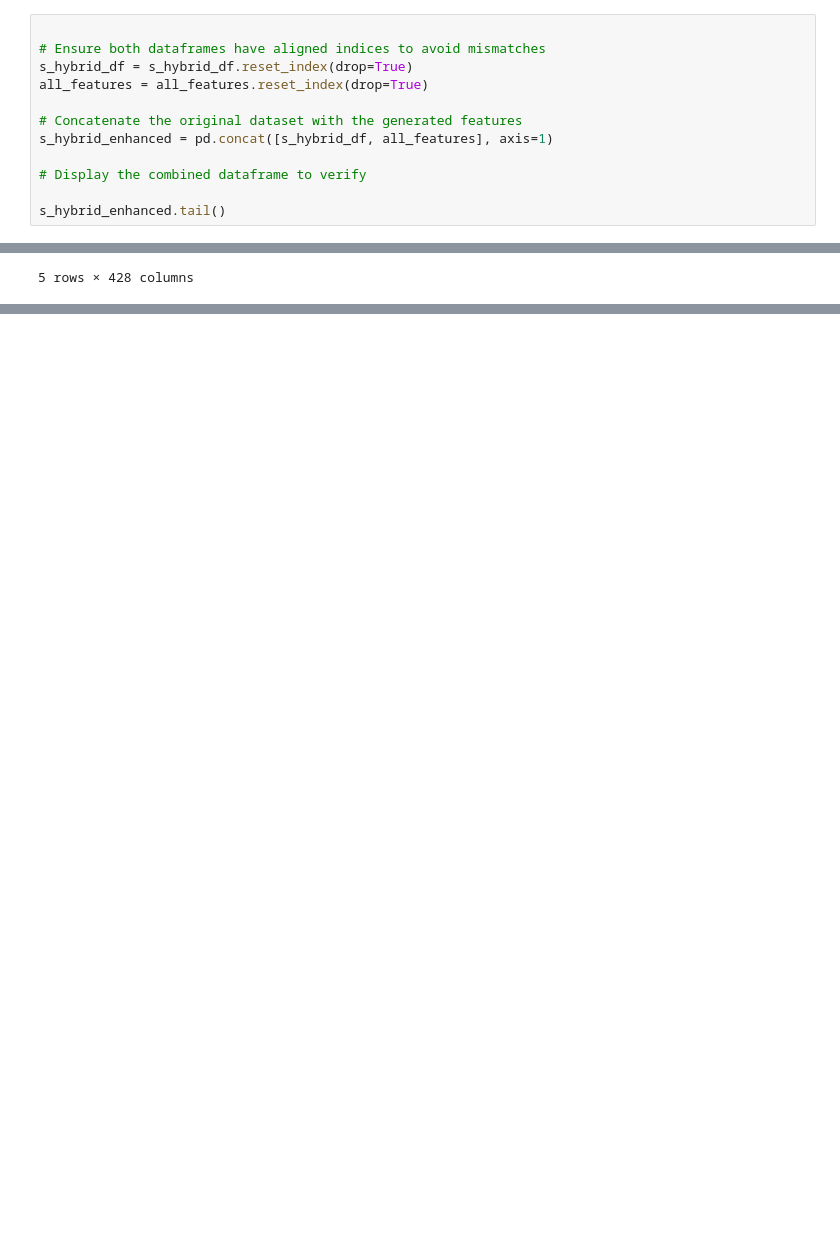
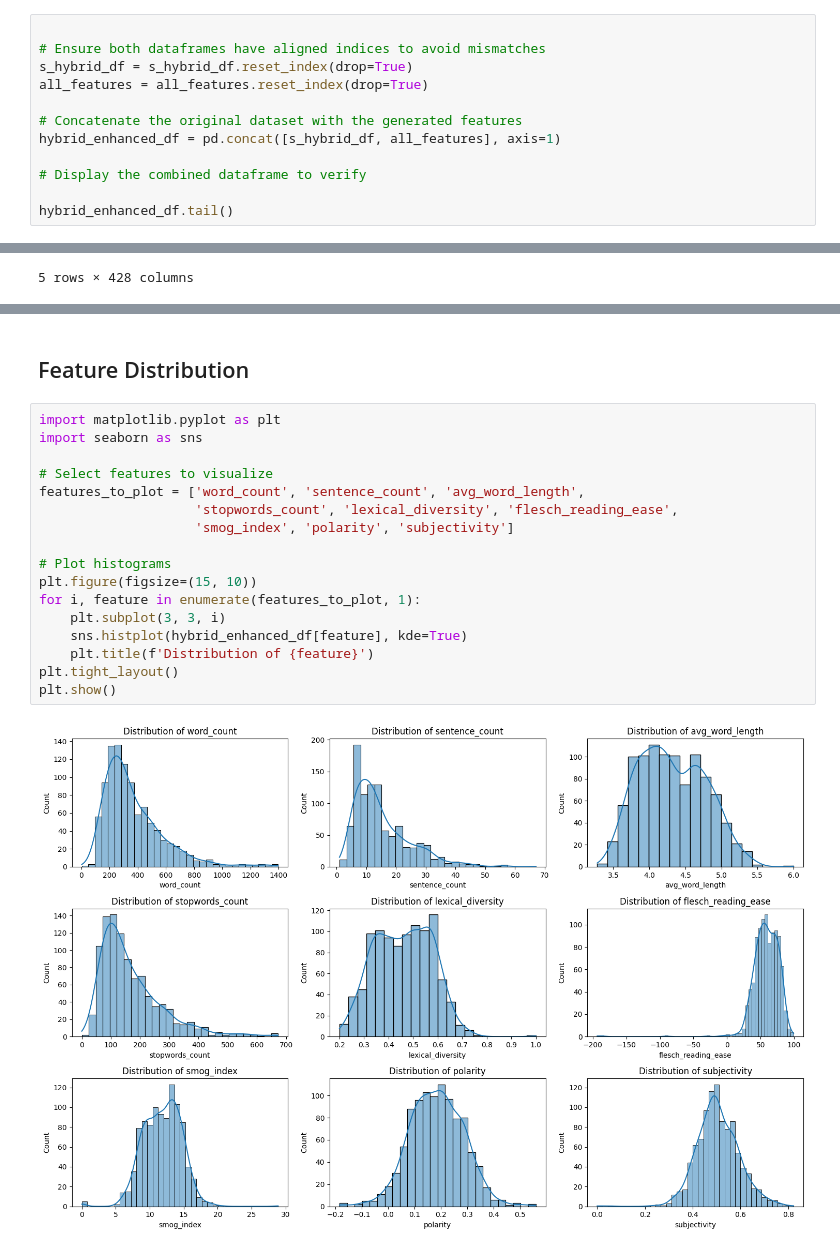
Before and after one commit to yukaberry/detect_ai_content, a Jupyter notebook: notebooks/texts /features_engineering.ipynb, the cells around one changed output, grey strips where cells are left out. Cells and saved outputs as stored; diff of their text form; blank space fills up the shorter version.

```diff
--- a/notebooks/texts /features_engineering.ipynb
+++ b/notebooks/texts /features_engineering.ipynb
@@ -541,11 +541,11 @@ s_hybrid_df = s_hybrid_df.reset_index(drop=True)
 all_features = all_features.reset_index(drop=True)
 
 # Concatenate the original dataset with the generated features
-s_hybrid_enhanced = pd.concat([s_hybrid_df, all_features], axis=1)
+hybrid_enhanced_df = pd.concat([s_hybrid_df, all_features], axis=1)
 
 # Display the combined dataframe to verify
 
-s_hybrid_enhanced.tail()
+hybrid_enhanced_df.tail()
 # %% [output]
 |  | Unnamed: 0 | text | source | generated | word_count | sentence_count | avg_word_length | stopwords_count | ... |
 | 995 | 950016 | With the current state of the wor... | huggingface.co_human_ai_generated... | 1.0 | 234 | 11 | 4.132479 | 99 | ... |
@@ -560,0 +609,21 @@ s_hybrid_enhanced.shape
+# %% [markdown]
+## Feature Distribution
+# %%
+import matplotlib.pyplot as plt
+import seaborn as sns
+
+# Select features to visualize
+features_to_plot = ['word_count', 'sentence_count', 'avg_word_length',
+                    'stopwords_count', 'lexical_diversity', 'flesch_reading_ease',
+                    'smog_index', 'polarity', 'subjectivity']
+
+# Plot histograms
+plt.figure(figsize=(15, 10))
+for i, feature in enumerate(features_to_plot, 1):
+    plt.subplot(3, 3, i)
+    sns.histplot(hybrid_enhanced_df[feature], kde=True)
+    plt.title(f'Distribution of {feature}')
+plt.tight_layout()
+plt.show()
+# %% [output]
+[figure, added]
```
Also changed, not shown: parts of 11 cells of this notebook.
